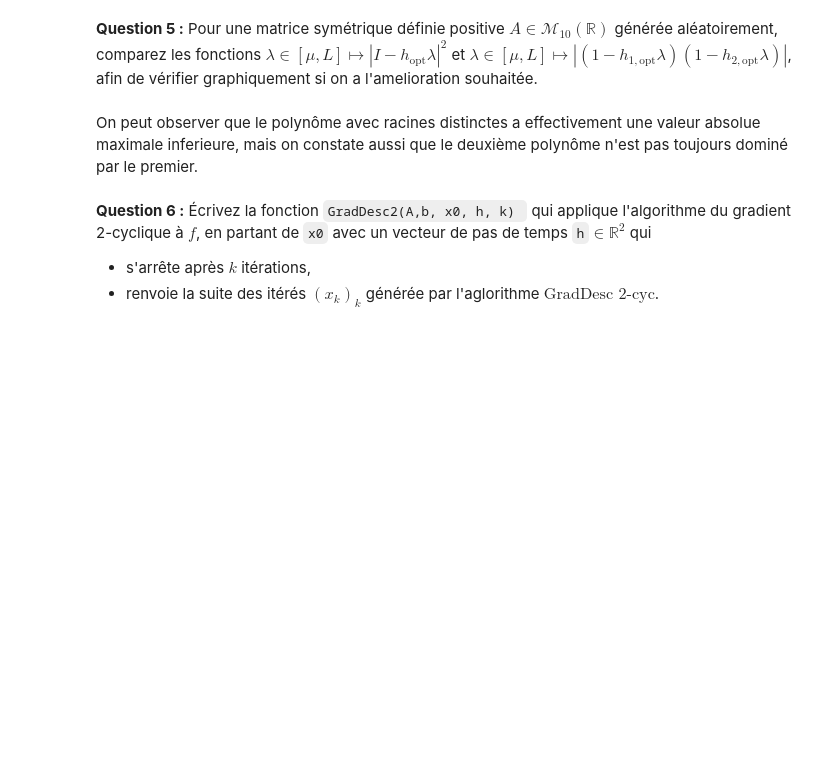
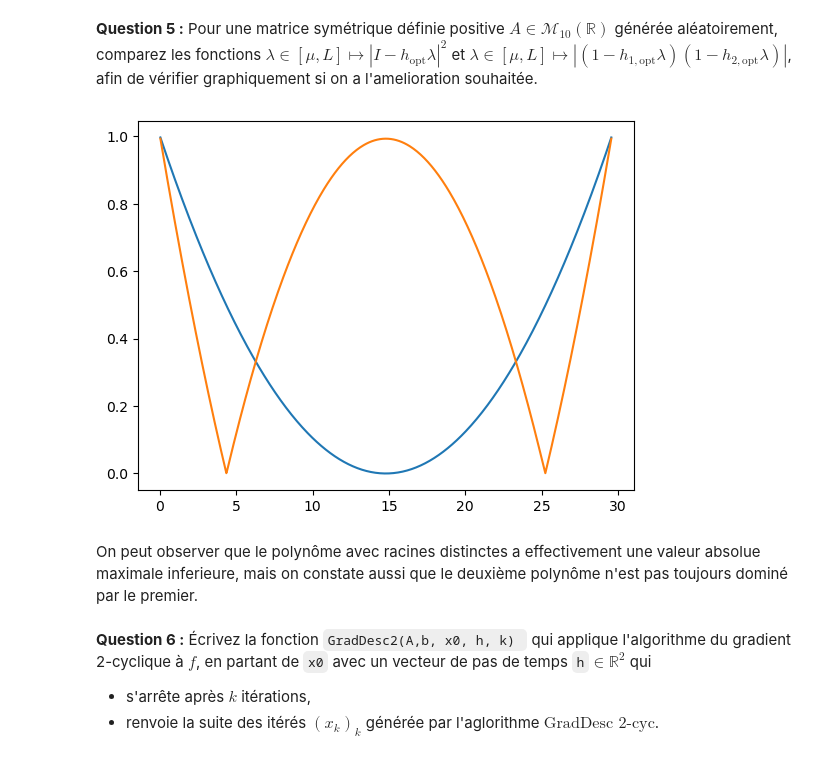
Before and after one commit to AmaelMSC/DmOpti, a Jupyter notebook: DM_2025.ipynb, the cells around one changed output. Drawn from its saved outputs; the diff is of its cells as text; code cells hidden in the pictures; blank space fills up the shorter version.

```diff
--- a/DM_2025.ipynb
+++ b/DM_2025.ipynb
@@ -139,6 +196,28 @@ $$
  ![](min_poly2.png)
 # %% [markdown]
 **Question 5 :** Pour une matrice symétrique définie positive $A \in \mathcal{M}_{10} (\mathbb{R})$ générée aléatoirement, comparez les fonctions $\lambda \in [\mu,L] \mapsto |I-h_{\mathrm{opt}}\lambda|^2$ et $\lambda \in [\mu,L]  \mapsto |(1-h_{1,\mathrm{opt}} \lambda)(1-h_{2,\mathrm{opt}} \lambda)|$, afin de vérifier graphiquement si on a l'amelioration souhaitée.
+# %%
+µ = la.norm(A, -2)
+L = la.norm(A, 2)
+hopt = 2 / (µ + L)
+h1opt = (2 / (L + µ) ) / (1 + ((L-µ) / (L + µ)) * np.cos(np.pi / 4))
+h2opt = (2 / (L + µ) ) / (1 + ((L-µ) / (L + µ)) * np.cos(3 * np.pi / 4))
+
+def f1(lam):
+    return abs(1 - hopt * lam)**2
+def f2(lam):
+    return abs((1 - h1opt * lam)*(1 - h2opt * lam))
+# %%
+h = np.linspace(µ, L, 500)
+
+h1 = f1(h)
+h2 = f2(h)
+
+plt.plot(h, h1)
+plt.plot(h, h2)
+plt.show()
+# %% [output]
+[figure, added]
 # %% [markdown]
 On peut observer que le polynôme avec racines distinctes a effectivement une valeur absolue maximale inferieure, mais on constate aussi que le deuxième polynôme n'est pas toujours dominé par le premier.
 # %% [markdown]
```
Also changed, not shown: parts of 14 cells of this notebook.
